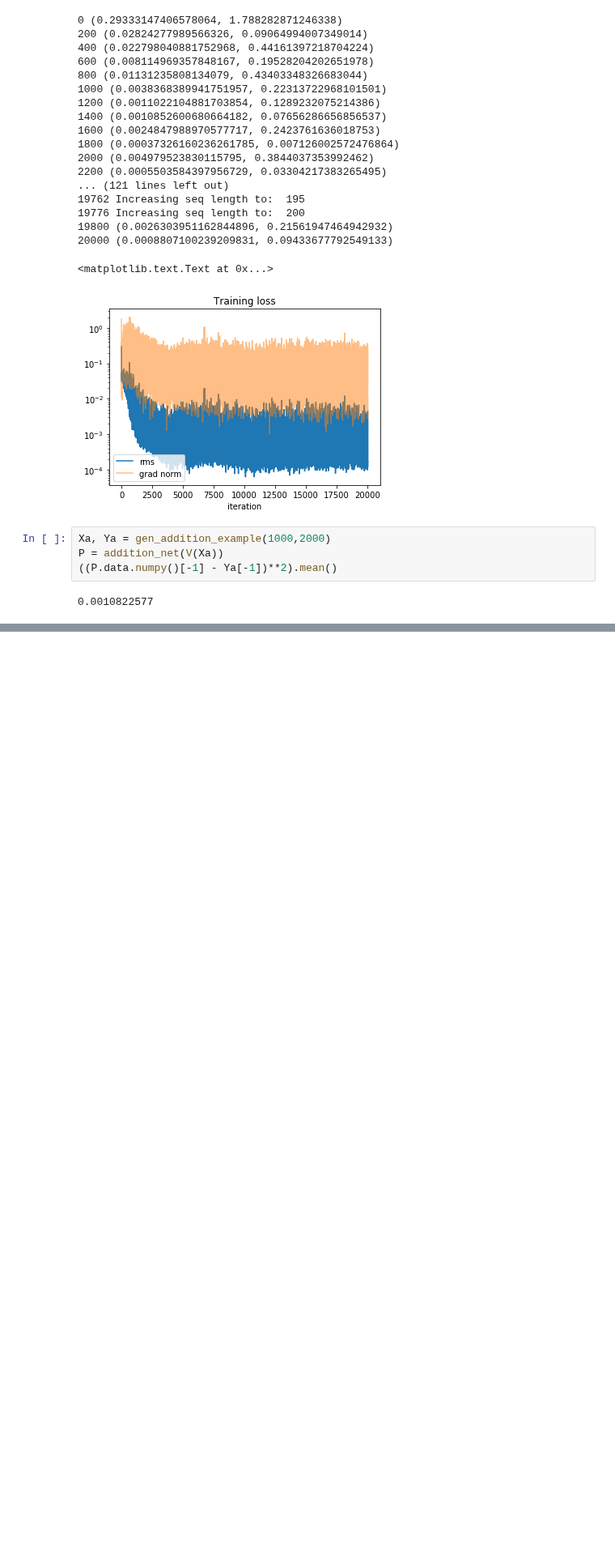
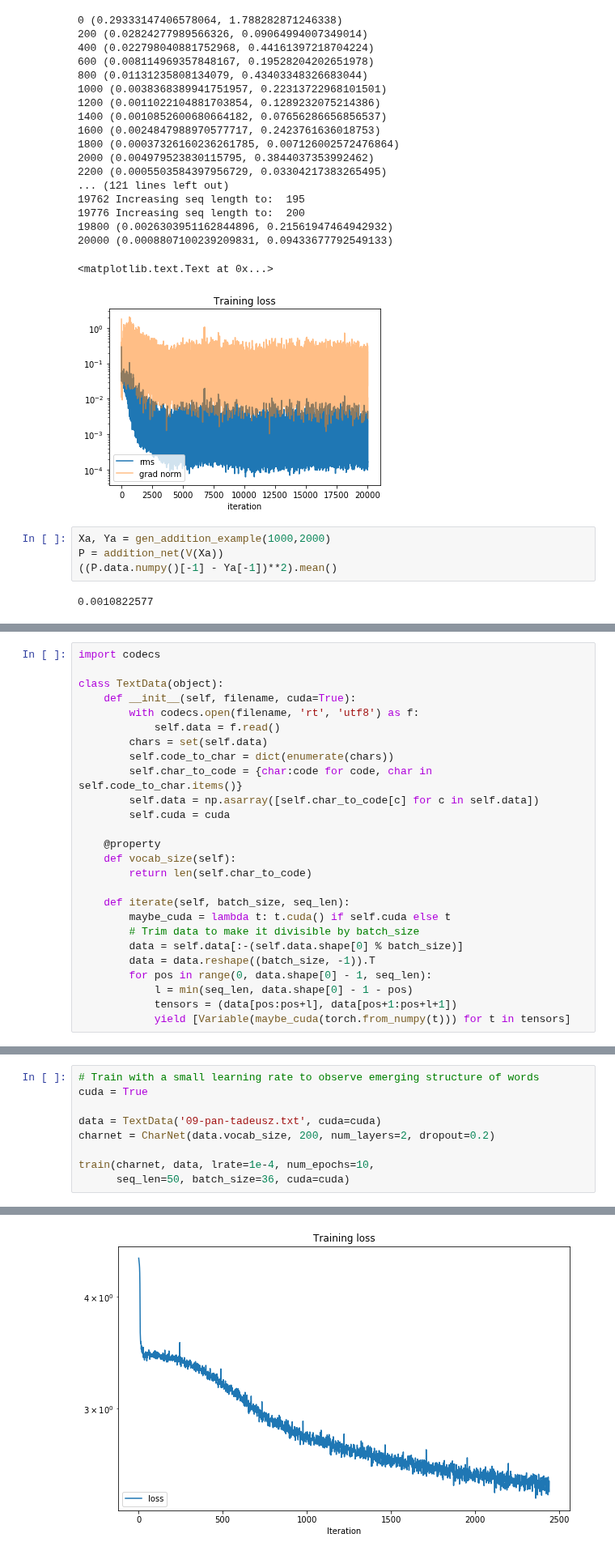
Before and after one commit to janchorowski/nn_assignments, a Jupyter notebook: lecture_notebooks/08-rnn-demos.ipynb, the cells around one changed output, grey strips where cells are left out. Shown at 81% size. Cells and saved outputs as stored; diff of their text form; blank space fills up the shorter version.

```diff
--- a/lecture_notebooks/08-rnn-demos.ipynb
+++ b/lecture_notebooks/08-rnn-demos.ipynb
@@ -616,0 +633,26 @@ P = addition_net(V(Xa))
+# %%
+import codecs
+
+class TextData(object):
+    def __init__(self, filename, cuda=True):
+        with codecs.open(filename, 'rt', 'utf8') as f:
+            self.data = f.read()
+        chars = set(self.data)
+        self.code_to_char = dict(enumerate(chars))
+        self.char_to_code = {char:code for code, char in self.code_to_char.items()}
+        self.data = np.asarray([self.char_to_code[c] for c in self.data])
+        self.cuda = cuda
+
+    @property
+    def vocab_size(self):
+        return len(self.char_to_code)
+
+    def iterate(self, batch_size, seq_len):
+        maybe_cuda = lambda t: t.cuda() if self.cuda else t
+        # Trim data to make it divisible by batch_size
+        data = self.data[:-(self.data.shape[0] % batch_size)]
+        data = data.reshape((batch_size, -1)).T
+        for pos in range(0, data.shape[0] - 1, seq_len):
+            l = min(seq_len, data.shape[0] - 1 - pos)
+            tensors = (data[pos:pos+l], data[pos+1:pos+l+1])
+            yield [Variable(maybe_cuda(torch.from_numpy(t))) for t in tensors]
@@ -616,0 +780,10 @@ P = addition_net(V(Xa))
+# %%
+# Train with a small learning rate to observe emerging structure of words
+cuda = True
+
+data = TextData('09-pan-tadeusz.txt', cuda=cuda)
+charnet = CharNet(data.vocab_size, 200, num_layers=2, dropout=0.2)
+
+train(charnet, data, lrate=1e-4, num_epochs=10,
+      seq_len=50, batch_size=36, cuda=cuda)
+# %% [output]
@@ -616,0 +802 @@ P = addition_net(V(Xa))
+[figure, added]
```
Also changed, not shown: parts of 13 cells of this notebook, 2 other files.
